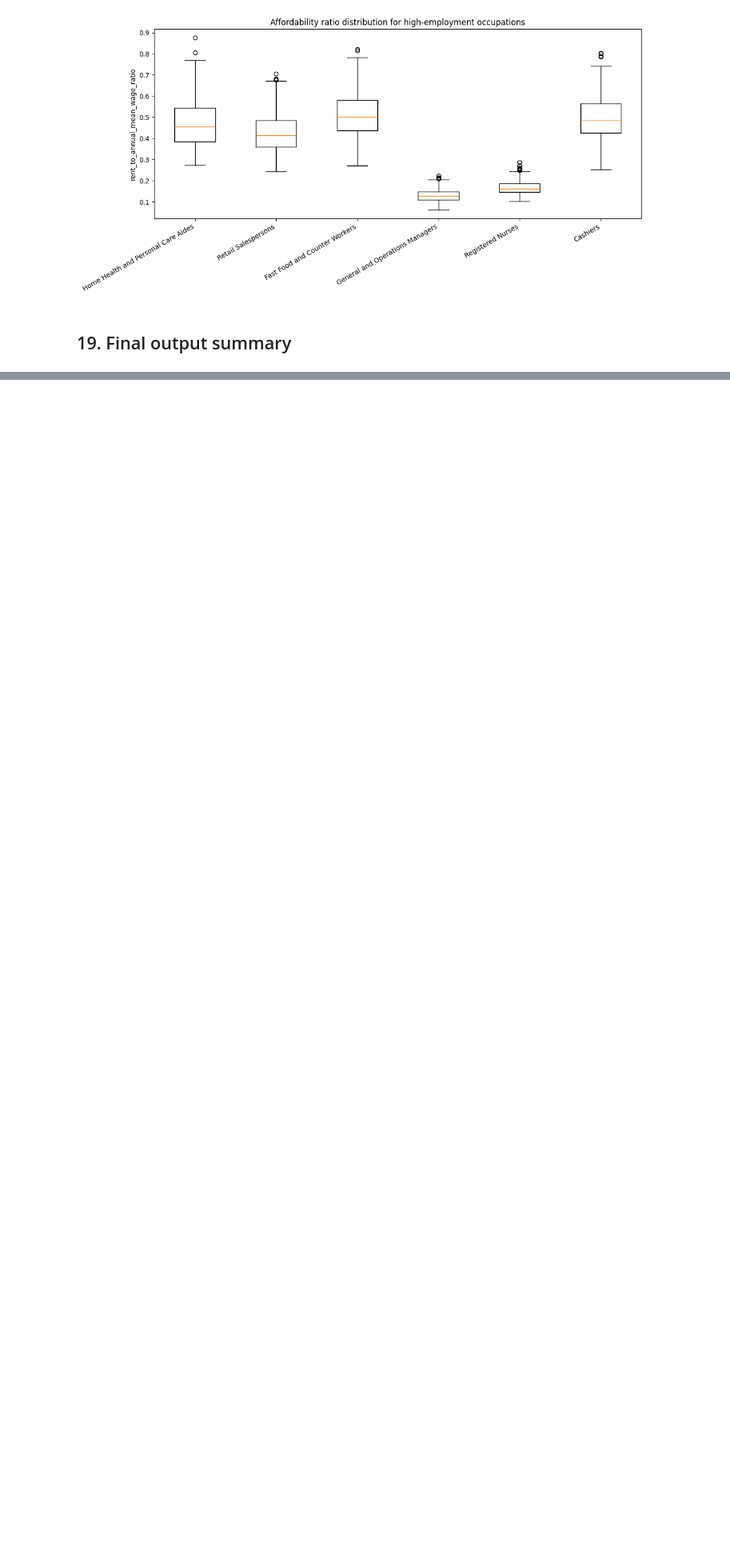
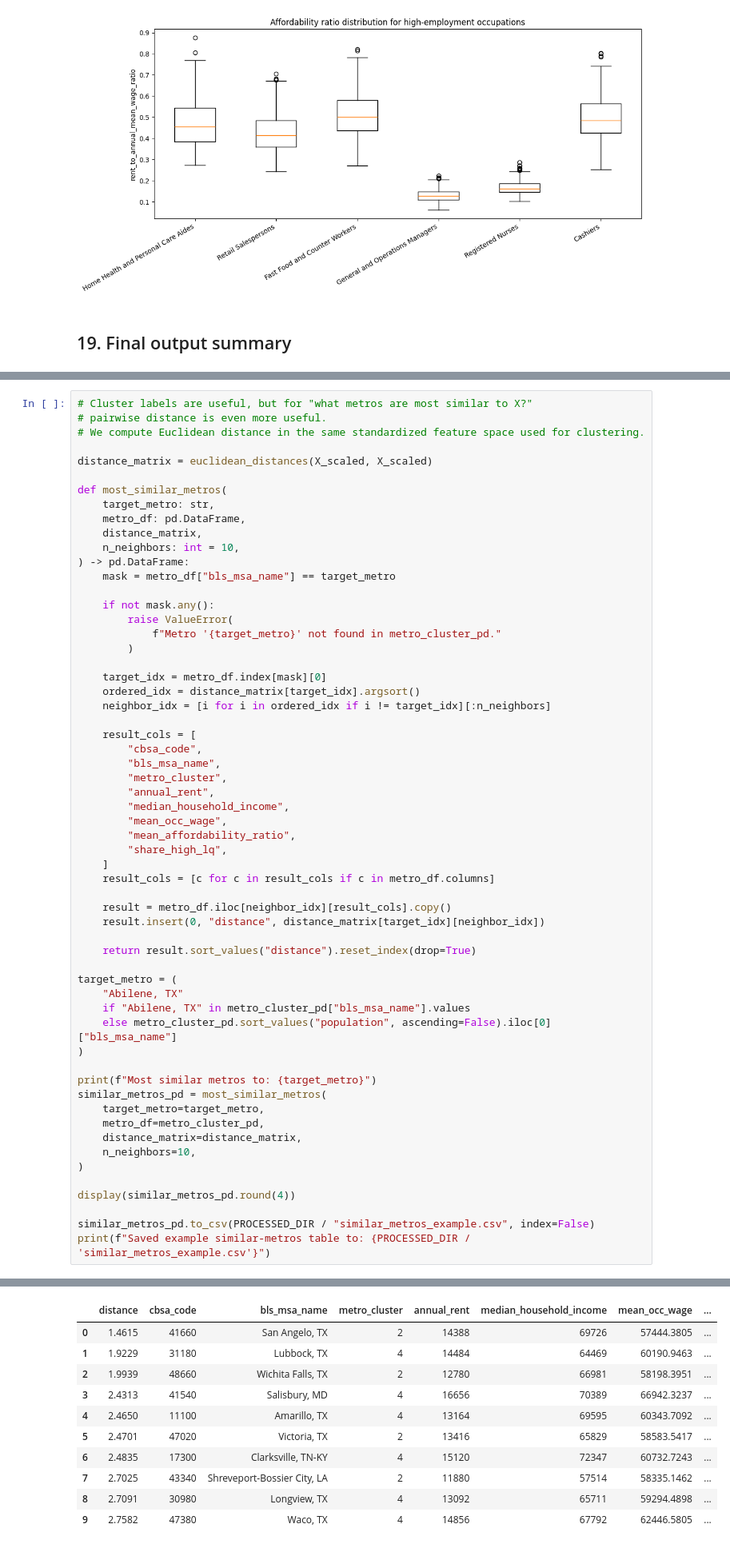
Before and after one commit to Oelnesr1/career-atlas, a Jupyter notebook: data_wrangling_and_eda.ipynb, the cells around one changed output, grey strips where cells are left out. Shown at 80% size. Cells and saved outputs as stored; diff of their text form; blank space fills up the shorter version.

```diff
--- a/data_wrangling_and_eda.ipynb
+++ b/data_wrangling_and_eda.ipynb
@@ -1177,0 +1501,60 @@ If the merge coverage is weaker than expected, inspect these first:
+# %%
+# Cluster labels are useful, but for "what metros are most similar to X?"
+# pairwise distance is even more useful.
+# We compute Euclidean distance in the same standardized feature space used for clustering.
+
+distance_matrix = euclidean_distances(X_scaled, X_scaled)
+
+def most_similar_metros(
+    target_metro: str,
+    metro_df: pd.DataFrame,
+    distance_matrix,
+    n_neighbors: int = 10,
+) -> pd.DataFrame:
+    mask = metro_df["bls_msa_name"] == target_metro
+
+    if not mask.any():
+        raise ValueError(
+            f"Metro '{target_metro}' not found in metro_cluster_pd."
+        )
+
+    target_idx = metro_df.index[mask][0]
+    ordered_idx = distance_matrix[target_idx].argsort()
+    neighbor_idx = [i for i in ordered_idx if i != target_idx][:n_neighbors]
+
+    result_cols = [
+        "cbsa_code",
+        "bls_msa_name",
+        "metro_cluster",
+        "annual_rent",
+        "median_household_income",
+        "mean_occ_wage",
+        "mean_affordability_ratio",
+        "share_high_lq",
+    ]
+    result_cols = [c for c in result_cols if c in metro_df.columns]
+
+    result = metro_df.iloc[neighbor_idx][result_cols].copy()
+    result.insert(0, "distance", distance_matrix[target_idx][neighbor_idx])
+
+    return result.sort_values("distance").reset_index(drop=True)
+
+target_metro = (
+    "Abilene, TX"
+    if "Abilene, TX" in metro_cluster_pd["bls_msa_name"].values
+    else metro_cluster_pd.sort_values("population", ascending=False).iloc[0]["bls_msa_name"]
+)
+
+print(f"Most similar metros to: {target_metro}")
+similar_metros_pd = most_similar_metros(
+    target_metro=target_metro,
+    metro_df=metro_cluster_pd,
+    distance_matrix=distance_matrix,
+    n_neighbors=10,
+)
+
+display(similar_metros_pd.round(4))
+
+similar_metros_pd.to_csv(PROCESSED_DIR / "similar_metros_example.csv", index=False)
+print(f"Saved example similar-metros table to: {PROCESSED_DIR / 'similar_metros_example.csv'}")
+# %% [output]
@@ -1177,0 +1562,11 @@ If the merge coverage is weaker than expected, inspect these first:
+|  | distance | cbsa_code | bls_msa_name | metro_cluster | annual_rent | median_household_income | mean_occ_wage | ... |
+| 0 | 1.4615 | 41660 | San Angelo, TX | 2 | 14388 | 69726 | 57444.3805 | ... |
+| 1 | 1.9229 | 31180 | Lubbock, TX | 4 | 14484 | 64469 | 60190.9463 | ... |
+| 2 | 1.9939 | 48660 | Wichita Falls, TX | 2 | 12780 | 66981 | 58198.3951 | ... |
+| 3 | 2.4313 | 41540 | Salisbury, MD | 4 | 16656 | 70389 | 66942.3237 | ... |
+| 4 | 2.4650 | 11100 | Amarillo, TX | 4 | 13164 | 69595 | 60343.7092 | ... |
+| 5 | 2.4701 | 47020 | Victoria, TX | 2 | 13416 | 65829 | 58583.5417 | ... |
+| 6 | 2.4835 | 17300 | Clarksville, TN-KY | 4 | 15120 | 72347 | 60732.7243 | ... |
+| 7 | 2.7025 | 43340 | Shreveport-Bossier City, LA | 2 | 11880 | 57514 | 58335.1462 | ... |
+| 8 | 2.7091 | 30980 | Longview, TX | 4 | 13092 | 65711 | 59294.4898 | ... |
+| 9 | 2.7582 | 47380 | Waco, TX | 4 | 14856 | 67792 | 62446.5805 | ... |
```
Also changed, not shown: parts of 16 cells of this notebook, 5 other files.
